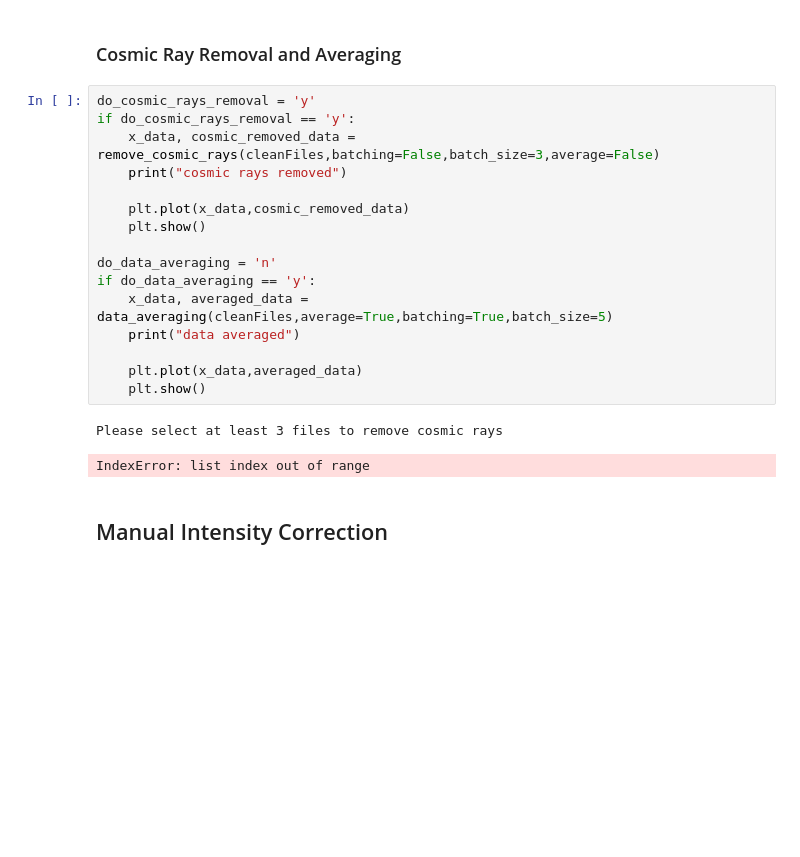
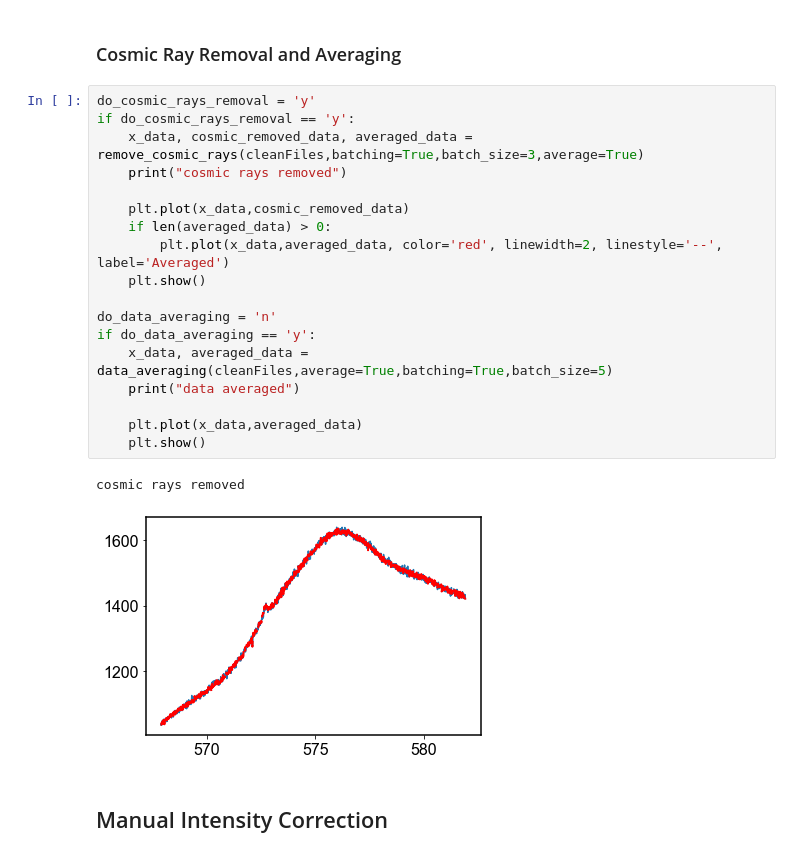
Before and after one commit to professorchaman/Data_Analysis, a Jupyter notebook: General Plotting and Data Analysis - CG_05142023.ipynb, the cells around one changed output. Cells and saved outputs as stored; diff of their text form; blank space fills up the shorter version.

```diff
--- a/General Plotting and Data Analysis - CG_05142023.ipynb
+++ b/General Plotting and Data Analysis - CG_05142023.ipynb
@@ -117,22 +101,24 @@ SelectFilesButton(description='Select File', icon='square-o', style=ButtonStyle(
 # %%
 do_cosmic_rays_removal = 'y'
 if do_cosmic_rays_removal == 'y':
-    x_data, cosmic_removed_data = remove_cosmic_rays(cleanFiles,batching=False,batch_size=3,average=False)
+    x_data, cosmic_removed_data, averaged_data = remove_cosmic_rays(cleanFiles,batching=True,batch_size=3,average=True)
     print("cosmic rays removed")
 
     plt.plot(x_data,cosmic_removed_data)
+    if len(averaged_data) > 0:
+        plt.plot(x_data,averaged_data, color='red', linewidth=2, linestyle='--', label='Averaged')
     plt.show()
 
 do_data_averaging = 'n'
 if do_data_averaging == 'y':
     x_data, averaged_data = data_averaging(cleanFiles,average=True,batching=True,batch_size=5)
     print("data averaged")
 
     plt.plot(x_data,averaged_data)
     plt.show()
 # %% [output]
-Please select at least 3 files to remove cosmic rays
+cosmic rays removed
-IndexError: list index out of range
+[figure, added]
 # %% [markdown]
 ## Manual Intensity Correction
 # %%
```
Also changed, not shown: parts of 6 cells of this notebook, 2 other files.
